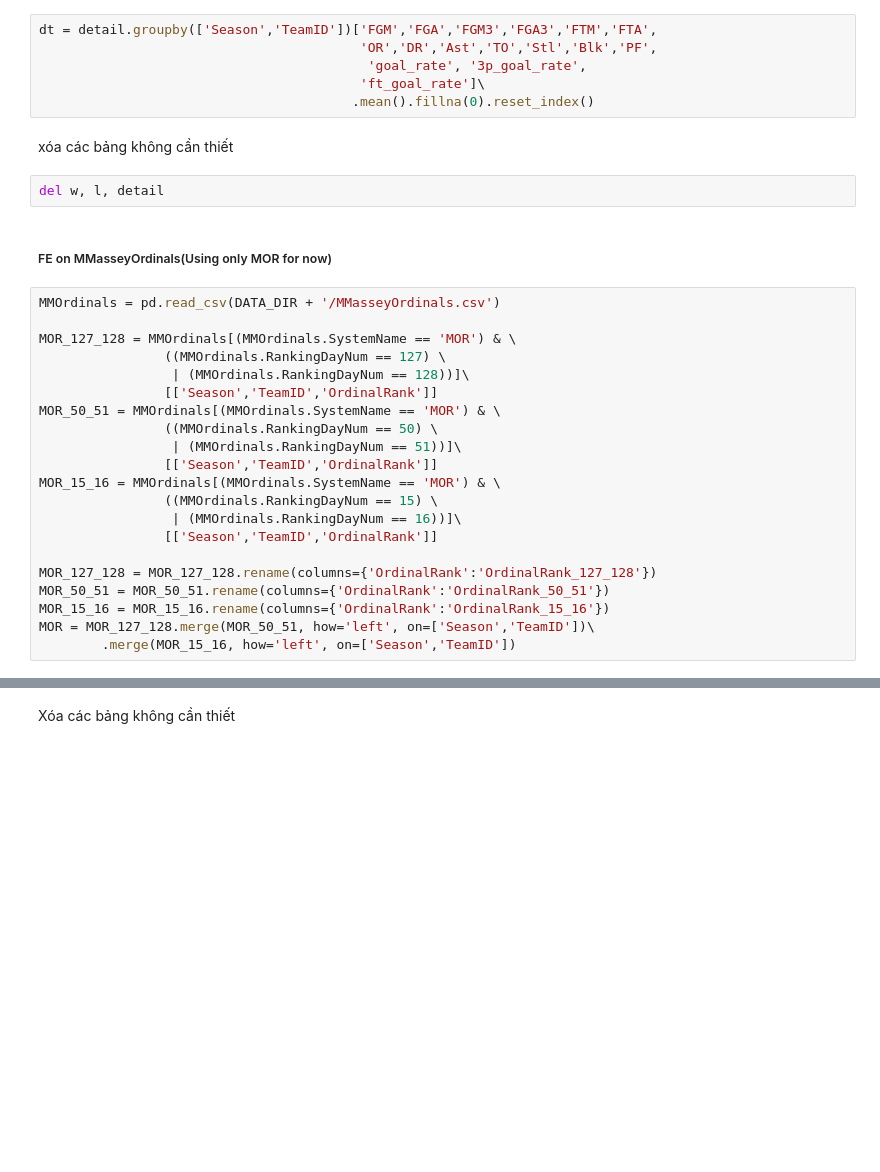
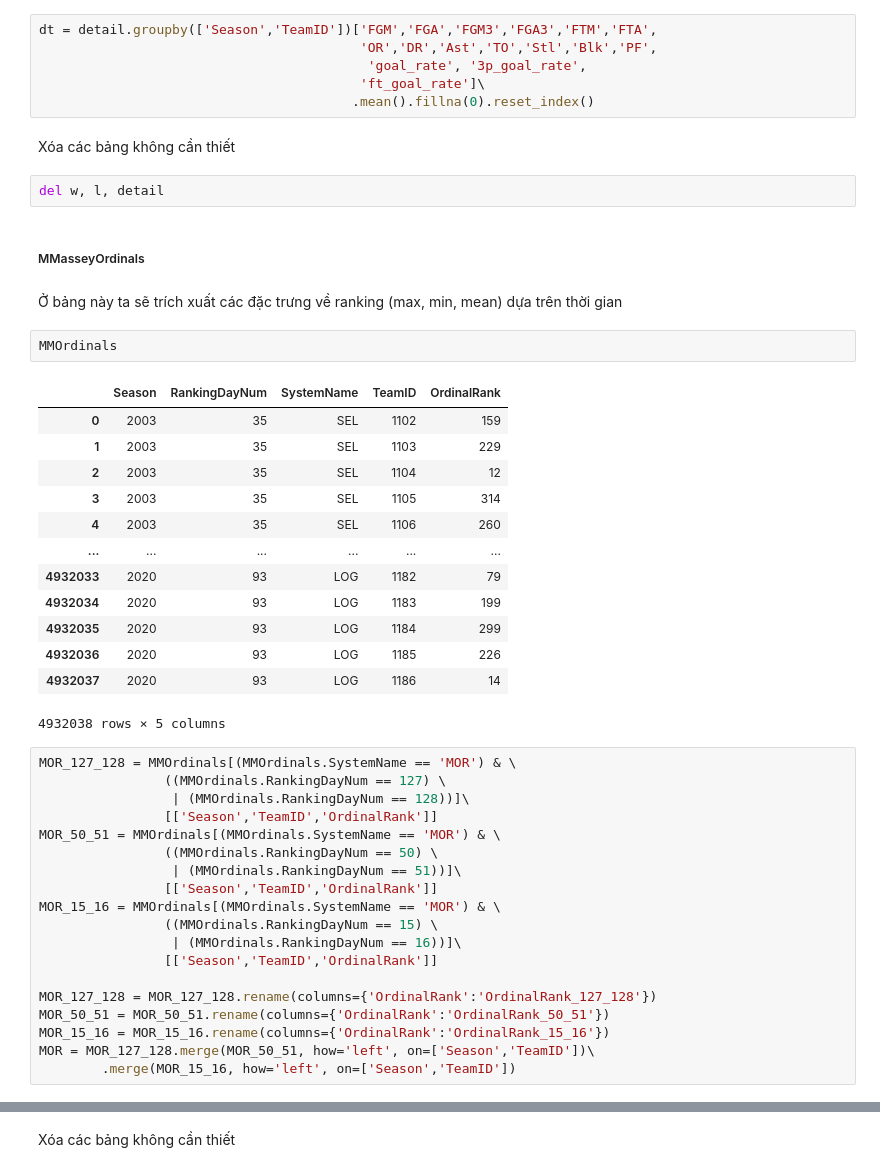
Before and after one commit to nomiku1999/KTDLUD, a Jupyter notebook: Report.ipynb, the cells around one changed output, grey strips where cells are left out. Saved outputs shown, nothing was run; the diff lists cells and outputs as text; blank space fills up the shorter version.

```diff
--- a/Report.ipynb
+++ b/Report.ipynb
@@ -594,14 +592,30 @@ dt = detail.groupby(['Season','TeamID'])['FGM','FGA','FGM3','FGA3','FTM','FTA',
                                          'ft_goal_rate']\
                                         .mean().fillna(0).reset_index()
 # %% [markdown]
-xóa các bảng không cần thiết
+Xóa các bảng không cần thiết
 # %%
 del w, l, detail
-# %% [markdown]
-##### FE on MMasseyOrdinals(Using only MOR for now)
+# %% [markdown]
+##### MMasseyOrdinals
+# %% [markdown]
+Ở bảng này ta sẽ trích xuất các đặc trưng về ranking (max, min, mean) dựa trên thời gian
+# %%
+MMOrdinals
+# %% [output]
+|  | Season | RankingDayNum | SystemName | TeamID | OrdinalRank |
+| 0 | 2003 | 35 | SEL | 1102 | 159 |
+| 1 | 2003 | 35 | SEL | 1103 | 229 |
+| 2 | 2003 | 35 | SEL | 1104 | 12 |
+| 3 | 2003 | 35 | SEL | 1105 | 314 |
+| 4 | 2003 | 35 | SEL | 1106 | 260 |
+| ... | ... | ... | ... | ... | ... |
+| 4932033 | 2020 | 93 | LOG | 1182 | 79 |
+| 4932034 | 2020 | 93 | LOG | 1183 | 199 |
+| 4932035 | 2020 | 93 | LOG | 1184 | 299 |
+| 4932036 | 2020 | 93 | LOG | 1185 | 226 |
+| 4932037 | 2020 | 93 | LOG | 1186 | 14 |
+4932038 rows × 5 columns
 # %%
-MMOrdinals = pd.read_csv(DATA_DIR + '/MMasseyOrdinals.csv')
-
 MOR_127_128 = MMOrdinals[(MMOrdinals.SystemName == 'MOR') & \
                 ((MMOrdinals.RankingDayNum == 127) \
                  | (MMOrdinals.RankingDayNum == 128))]\
```
Also changed, not shown: parts of 23 cells of this notebook.
